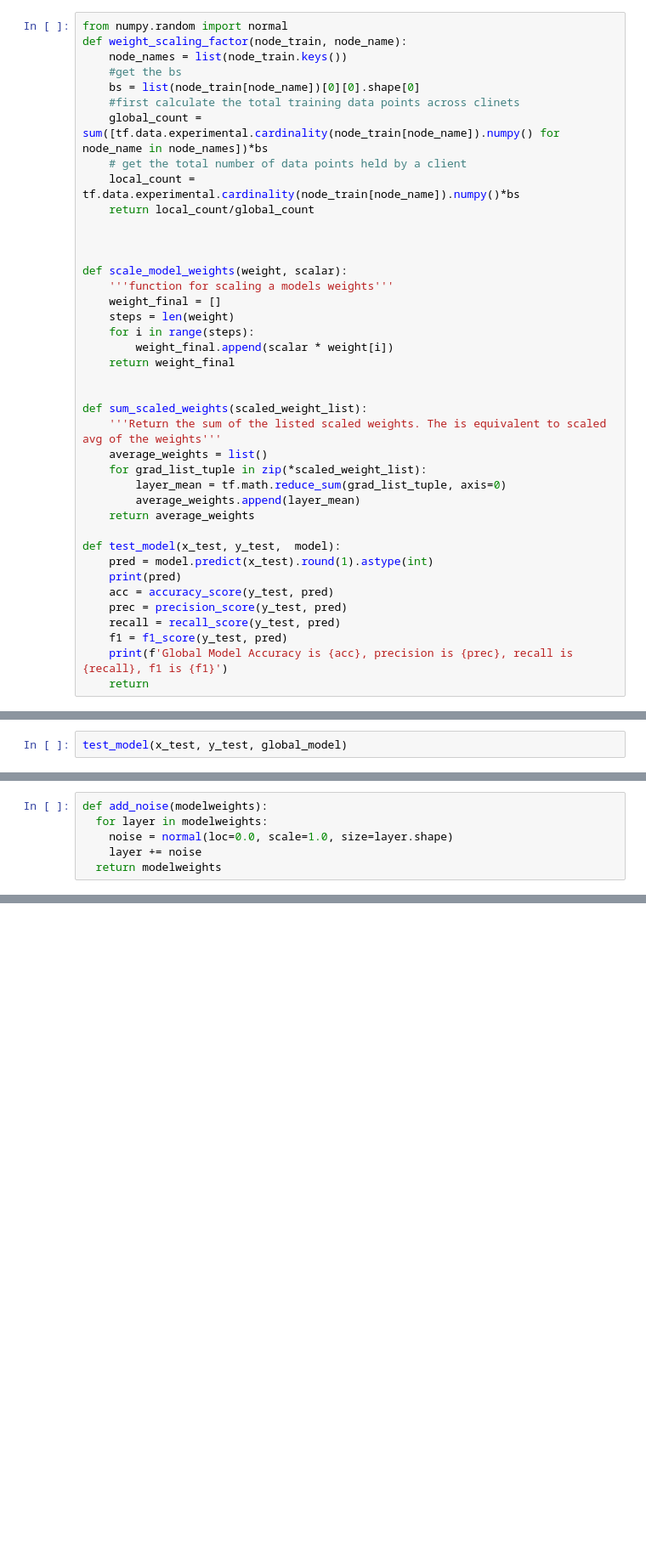
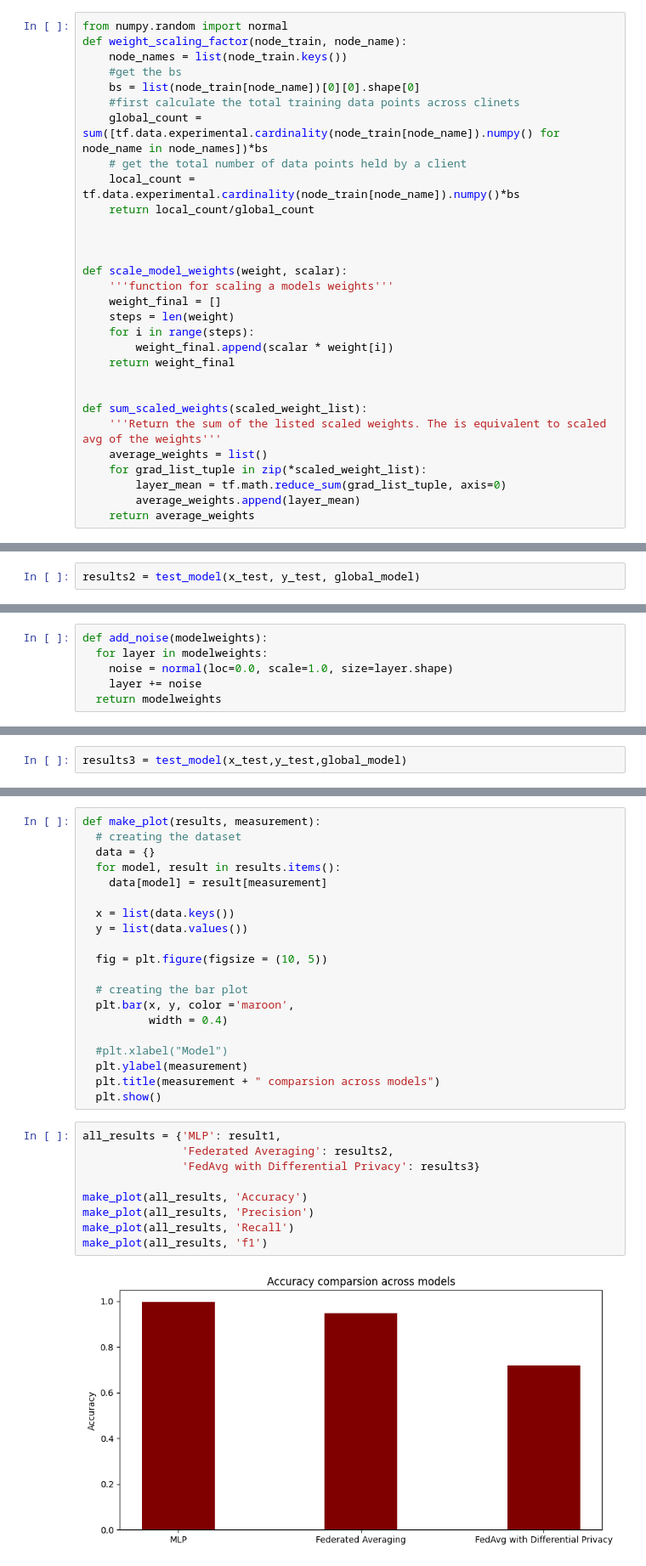
Before and after one commit to Adam-J-Green/Cybersecurity, a Jupyter notebook: Federated_learning.ipynb, the cells around one changed output, grey strips where cells are left out. Shown at 85% size. Saved outputs shown, nothing was run; the diff lists cells and outputs as text; blank space fills up the shorter version.

```diff
--- a/Federated_learning.ipynb
+++ b/Federated_learning.ipynb
@@ -157,16 +233,6 @@ def sum_scaled_weights(scaled_weight_list):
         layer_mean = tf.math.reduce_sum(grad_list_tuple, axis=0)
         average_weights.append(layer_mean)
     return average_weights
-
-def test_model(x_test, y_test,  model):
-    pred = model.predict(x_test).round(1).astype(int)
-    print(pred)
-    acc = accuracy_score(y_test, pred)
-    prec = precision_score(y_test, pred)
-    recall = recall_score(y_test, pred)
-    f1 = f1_score(y_test, pred)
-    print(f'Global Model Accuracy is {acc}, precision is {prec}, recall is {recall}, f1 is {f1}')
-    return
 # %%
 
 #initialize global model
@@ -234,2 +300,2 @@ Epoch 3/3
 # %%
-test_model(x_test, y_test, global_model)
+results2 = test_model(x_test, y_test, global_model)
@@ -291,0 +386,2 @@ for comm_round in range(comms_round):
+# %%
+results3 = test_model(x_test,y_test,global_model)
@@ -291,0 +409,31 @@ for comm_round in range(comms_round):
+# %%
+def make_plot(results, measurement):
+  # creating the dataset
+  data = {}
+  for model, result in results.items():
+    data[model] = result[measurement]
+
+  x = list(data.keys())
+  y = list(data.values())
+
+  fig = plt.figure(figsize = (10, 5))
+
+  # creating the bar plot
+  plt.bar(x, y, color ='maroon',
+          width = 0.4)
+
+  #plt.xlabel("Model")
+  plt.ylabel(measurement)
+  plt.title(measurement + " comparsion across models")
+  plt.show()
+# %%
+all_results = {'MLP': result1,
+               'Federated Averaging': results2,
+               'FedAvg with Differential Privacy': results3}
+
+make_plot(all_results, 'Accuracy')
+make_plot(all_results, 'Precision')
+make_plot(all_results, 'Recall')
+make_plot(all_results, 'f1')
+# %% [output]
+[figure, added]
```
Also changed, not shown: parts of 16 cells of this notebook.
